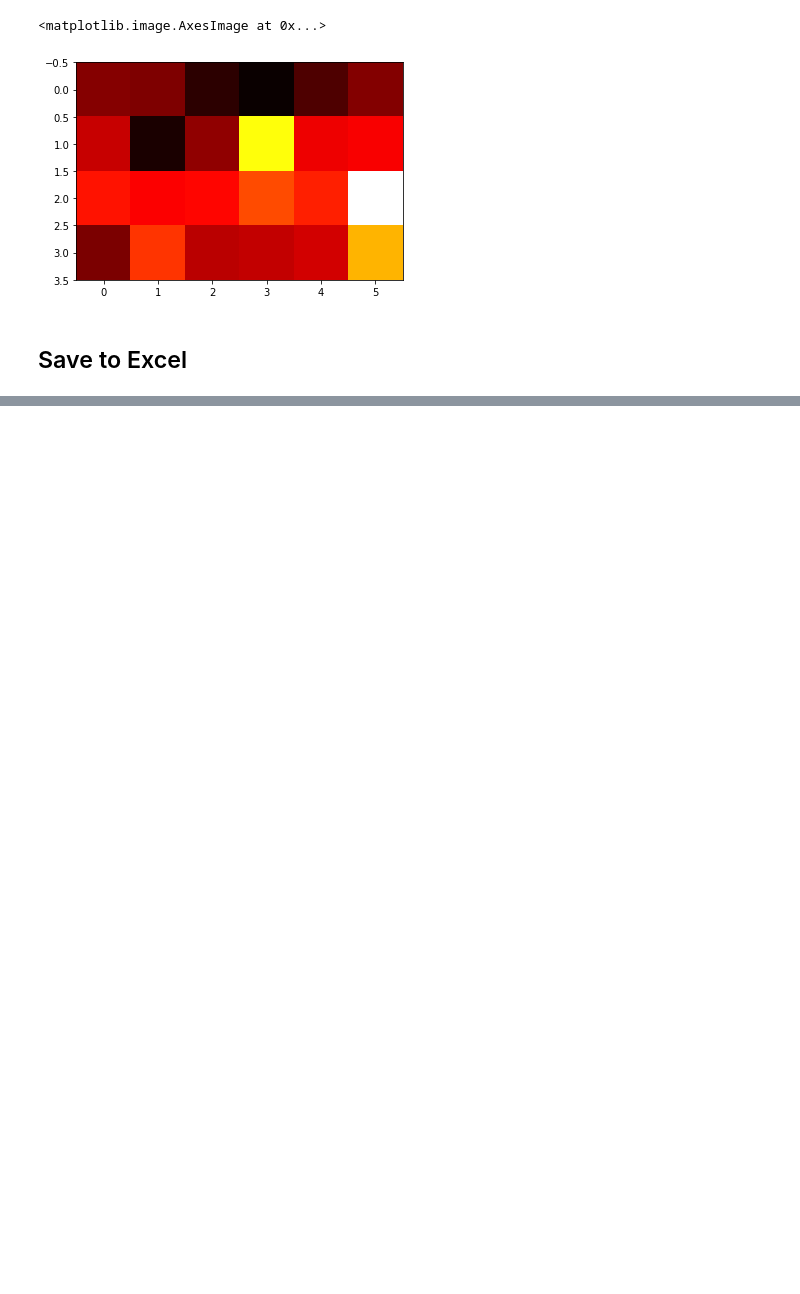
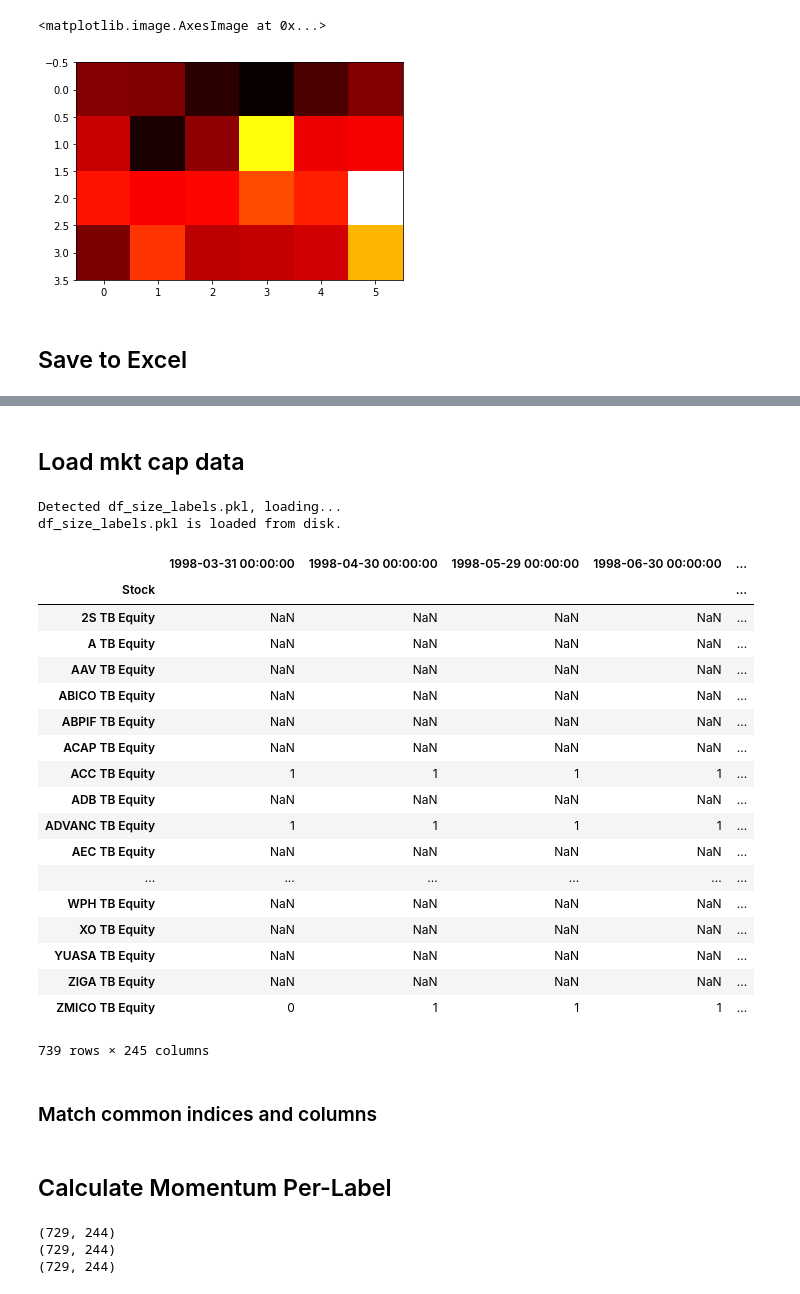
Before and after one commit to aunnnn/stocks_strategy, a Jupyter notebook: strategy.ipynb, the cells around one changed output, grey strips where cells are left out. Saved outputs shown, nothing was run; the diff lists cells and outputs as text; code cells hidden in the pictures; blank space fills up the shorter version.

Commit message:
pb, mkt_cap momentum calculation for each group

```diff
--- a/strategy.ipynb
+++ b/strategy.ipynb
@@ -354,0 +339,17 @@ result_df['Diff'].std()
+# %%
+def load_dataframe_from_disk(name, calculate, force_reload=False):
+    if os.path.exists('./{0}'.format(name)) and not force_reload:
+        print('Detected {0}, loading...'.format(name))
+        data = pd.read_pickle(name)
+        print('{0} is loaded from disk.'.format(name))
+        return data
+    else:
+        if force_reload:
+            print('forced reloading {0}...'.format(name))
+        else:
+            print('No {0} detected, calculating new one...'.format(name))
+        data = calculate()
+        print('Saving {0}...'.format(name))
+        data.to_pickle(name)
+        print('{0} is saved to disk.'.format(name))
+        return data
@@ -354,0 +421,2 @@ result_df['Diff'].std()
+# %% [markdown]
+## Load mkt cap data
@@ -354,0 +450,43 @@ result_df['Diff'].std()
+# %%
+def get_df_size_labels():
+    df_mktcap_data = get_mktcap_data()
+    total_months = df_mktcap_data.shape[1]
+    df_size_labels = pd.DataFrame(columns=df_mktcap_data.columns, index=df_mktcap_data.index)
+
+    for mi in range(total_months):
+        by_name = df_mktcap_data.columns[mi]
+        sorted_series = df_mktcap_data.iloc[:, mi].sort_values(axis=0)
+        sorted_series_no_na = sorted_series.dropna(axis=0)
+        stocks_count = sorted_series_no_na.values.shape[0]
+        ind_median = np.ceil(stocks_count/2).astype(int)
+
+        df_size_labels.loc[sorted_series_no_na.iloc[:ind_median].index, df_size_labels.columns[mi]] = 0
+        df_size_labels.loc[sorted_series_no_na.iloc[ind_median:].index, df_size_labels.columns[mi]] = 1
+    return df_size_labels
+# %%
+df_size_labels = load_dataframe_from_disk('df_size_labels.pkl', get_df_size_labels, force_reload=False)
+df_size_labels
+# %% [output]
+Detected df_size_labels.pkl, loading...
+df_size_labels.pkl is loaded from disk.
+|  | 1998-03-31 00:00:00 | 1998-04-30 00:00:00 | 1998-05-29 00:00:00 | 1998-06-30 00:00:00 | ... |
+| Stock |  |  |  |  | ... |
+| 2S TB Equity | NaN | NaN | NaN | NaN | ... |
+| A TB Equity | NaN | NaN | NaN | NaN | ... |
+| AAV TB Equity | NaN | NaN | NaN | NaN | ... |
+| ABICO TB Equity | NaN | NaN | NaN | NaN | ... |
+| ABPIF TB Equity | NaN | NaN | NaN | NaN | ... |
+| ACAP TB Equity | NaN | NaN | NaN | NaN | ... |
+| ACC TB Equity | 1 | 1 | 1 | 1 | ... |
+| ADB TB Equity | NaN | NaN | NaN | NaN | ... |
+| ADVANC TB Equity | 1 | 1 | 1 | 1 | ... |
+| AEC TB Equity | NaN | NaN | NaN | NaN | ... |
+| ... | ... | ... | ... | ... | ... |
+| WPH TB Equity | NaN | NaN | NaN | NaN | ... |
+| XO TB Equity | NaN | NaN | NaN | NaN | ... |
+| YUASA TB Equity | NaN | NaN | NaN | NaN | ... |
+| ZIGA TB Equity | NaN | NaN | NaN | NaN | ... |
+| ZMICO TB Equity | 0 | 1 | 1 | 1 | ... |
+739 rows × 245 columns
+# %% [markdown]
+### Match common indices and columns
@@ -354,0 +500,10 @@ result_df['Diff'].std()
+# %% [markdown]
+## Calculate Momentum Per-Label
+# %%
+print(df_value_labels.shape)
+print(df_size_labels.shape)
+print(df.shape)
+# %% [output]
+(729, 244)
+(729, 244)
+(729, 244)
```
Also changed, not shown: parts of 20 cells of this notebook, 13 other files.
